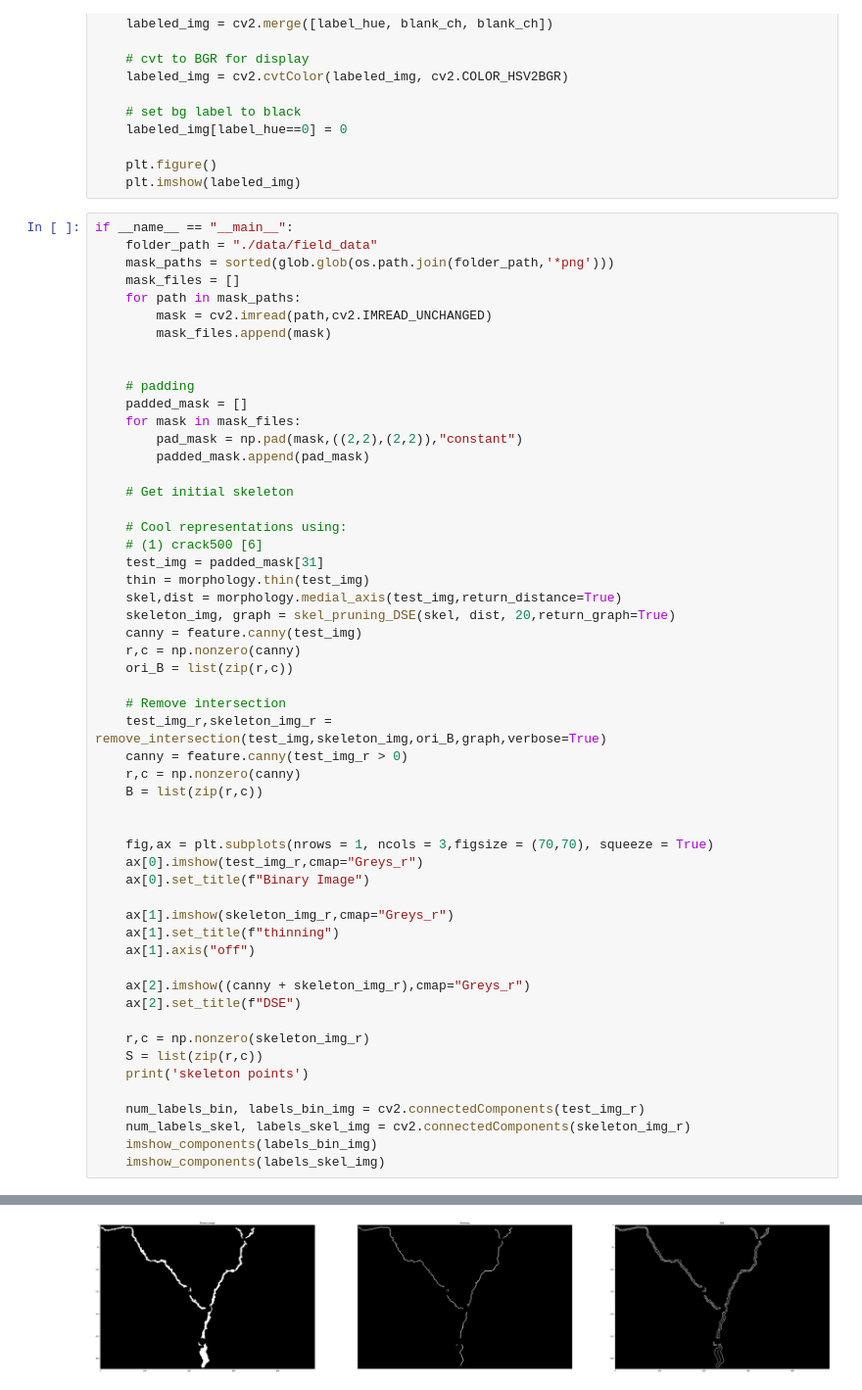
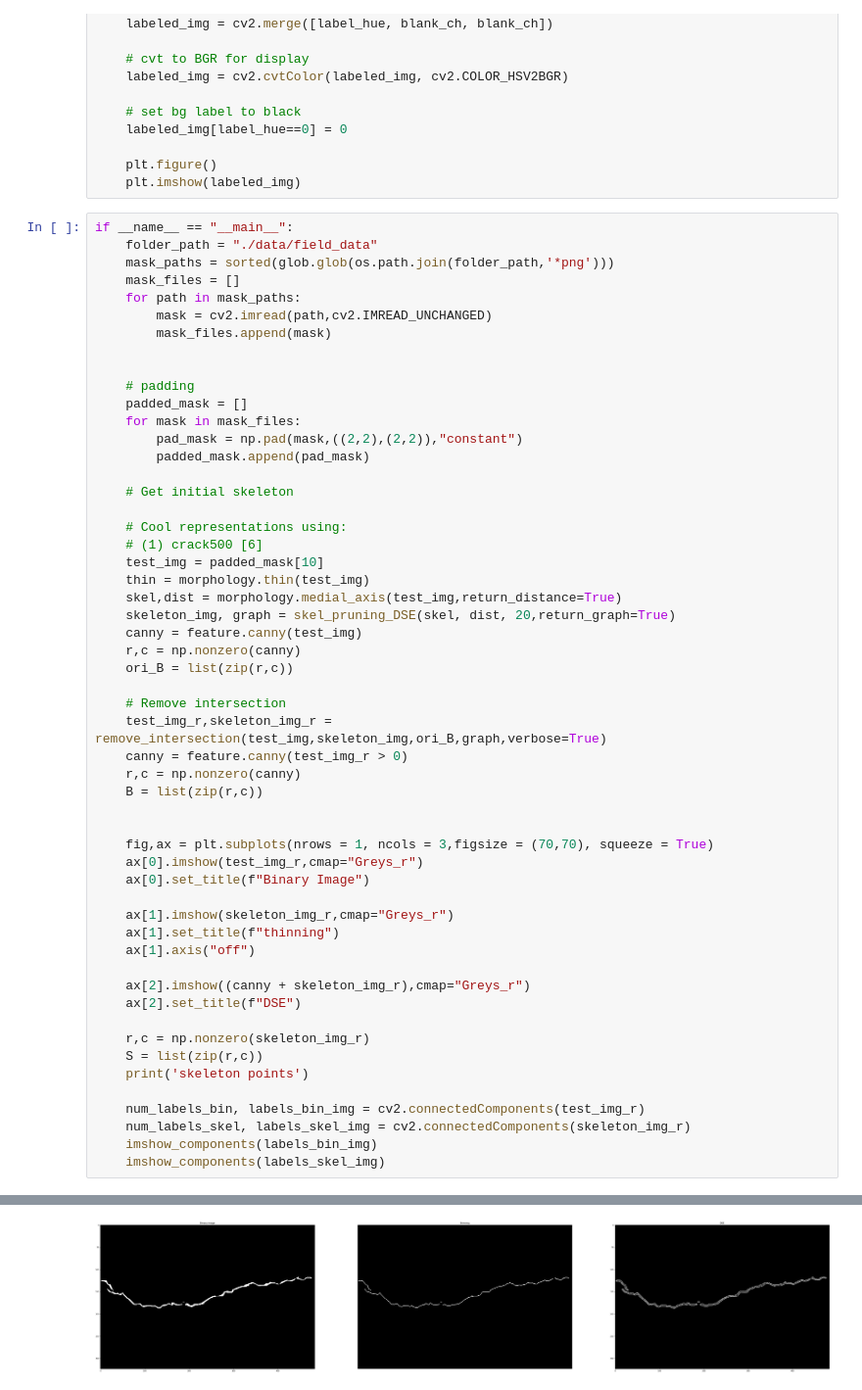
Before and after one commit to thanhtung48c/autonomous_crack_detection_and_quantification, a Jupyter notebook: width.ipynb, the cells around one changed output, grey strips where cells are left out. Shown at 98% size. Drawn from its saved outputs; the diff is of its cells as text.

```diff
--- a/width.ipynb
+++ b/width.ipynb
@@ -346,7 +346,7 @@ if __name__ == "__main__":
 
     # Cool representations using:
     # (1) crack500 [6]
-    test_img = padded_mask[31]
+    test_img = padded_mask[10]
     thin = morphology.thin(test_img)
     skel,dist = morphology.medial_axis(test_img,return_distance=True)
     skeleton_img, graph = skel_pruning_DSE(skel, dist, 20,return_graph=True)
@@ -387,2 +387,2 @@ The points that have deg more than 2 are [array([ 32., 324.]), array([144.666666
 skeleton points
-[figure, old version]
+[figure, new version]
```
Also changed, not shown: parts of 2 cells of this notebook.
